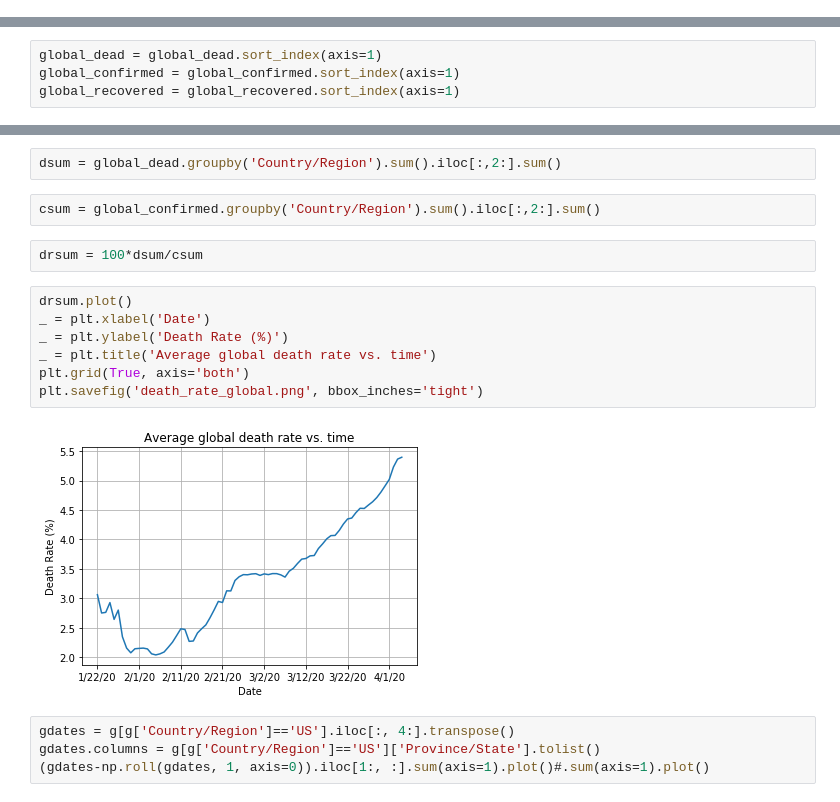
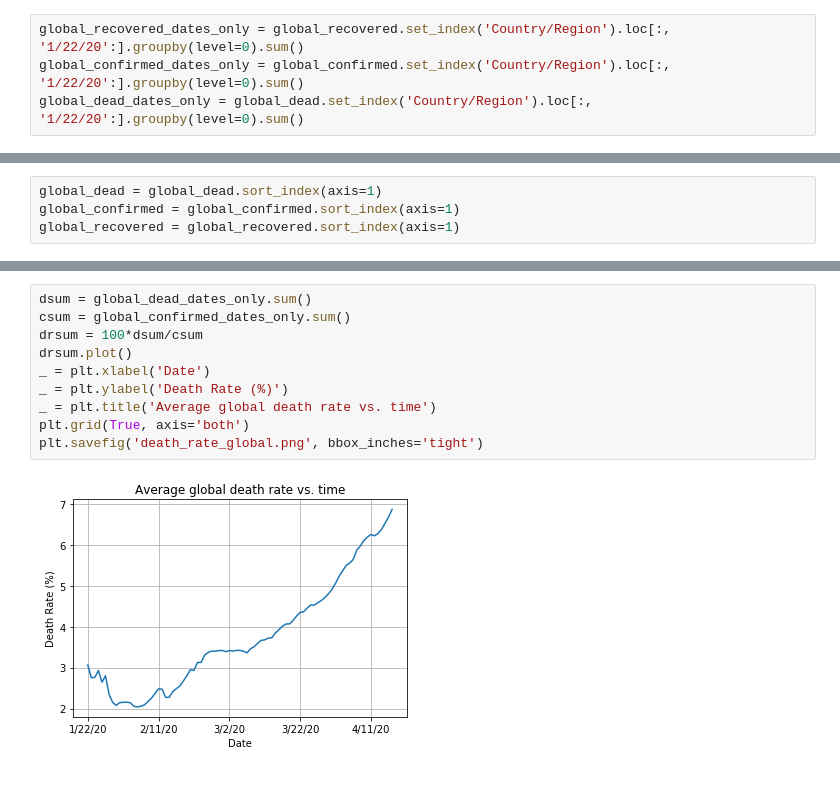
Before and after one commit to mgudorf/datsci, a Jupyter notebook: capstone2/COVID.ipynb, the cells around one changed output, grey strips where cells are left out. Saved outputs shown, nothing was run; the diff lists cells and outputs as text.

```diff
--- a/capstone2/COVID.ipynb
+++ b/capstone2/COVID.ipynb
@@ -557,3 +561,7 @@ gr = '.\\COVID-19\\csse_covid_19_data\\csse_covid_19_time_series\\time_series_co
 global_confirmed = pd.read_csv(gc)
 global_dead = pd.read_csv(gd)
 global_recovered = pd.read_csv(gr)
+# %%
+global_recovered_dates_only = global_recovered.set_index('Country/Region').loc[:, '1/22/20':].groupby(level=0).sum()
+global_confirmed_dates_only = global_confirmed.set_index('Country/Region').loc[:, '1/22/20':].groupby(level=0).sum()
+global_dead_dates_only = global_dead.set_index('Country/Region').loc[:, '1/22/20':].groupby(level=0).sum()
@@ -611,19 +600,12 @@ plt.savefig('top_10_countries.png', bbox_inches='tight')
-# %%
-dsum = global_dead.groupby('Country/Region').sum().iloc[:,2:].sum()
-# %%
-csum = global_confirmed.groupby('Country/Region').sum().iloc[:,2:].sum()
-# %%
-drsum = 100*dsum/csum
 # %%
+dsum = global_dead_dates_only.sum()
+csum = global_confirmed_dates_only.sum()
+drsum = 100*dsum/csum
 drsum.plot()
 _ = plt.xlabel('Date')
 _ = plt.ylabel('Death Rate (%)')
 _ = plt.title('Average global death rate vs. time')
 plt.grid(True, axis='both')
 plt.savefig('death_rate_global.png', bbox_inches='tight')
 # %% [output]
-[figure, old version]
+[figure, new version]
-# %%
-gdates = g[g['Country/Region']=='US'].iloc[:, 4:].transpose()
-gdates.columns = g[g['Country/Region']=='US']['Province/State'].tolist()
-(gdates-np.roll(gdates, 1, axis=0)).iloc[1:, :].sum(axis=1).plot()#.sum(axis=1).plot()
```
Also changed, not shown: parts of 70 cells of this notebook, 24 other files.
